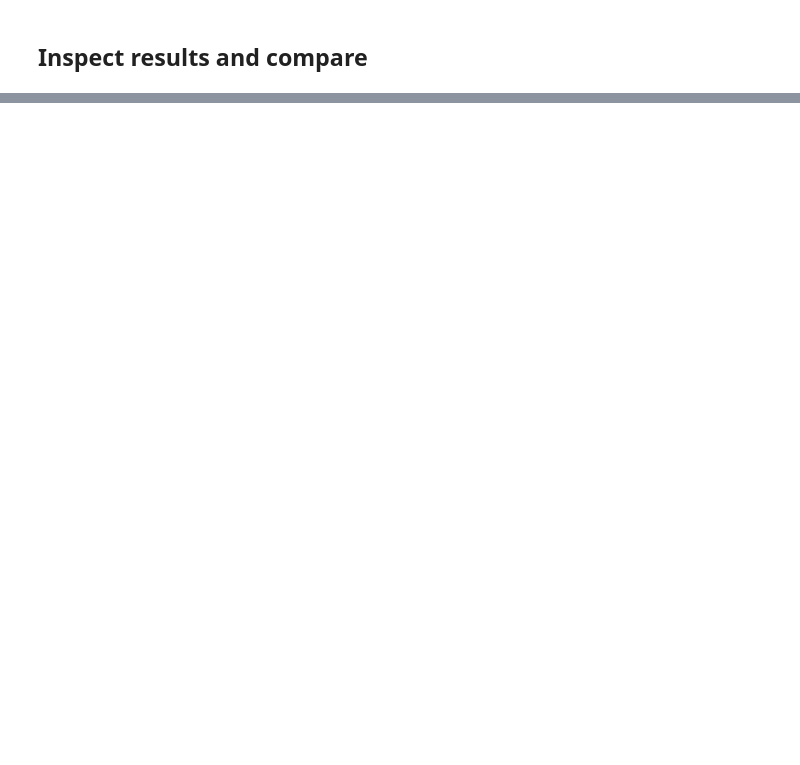
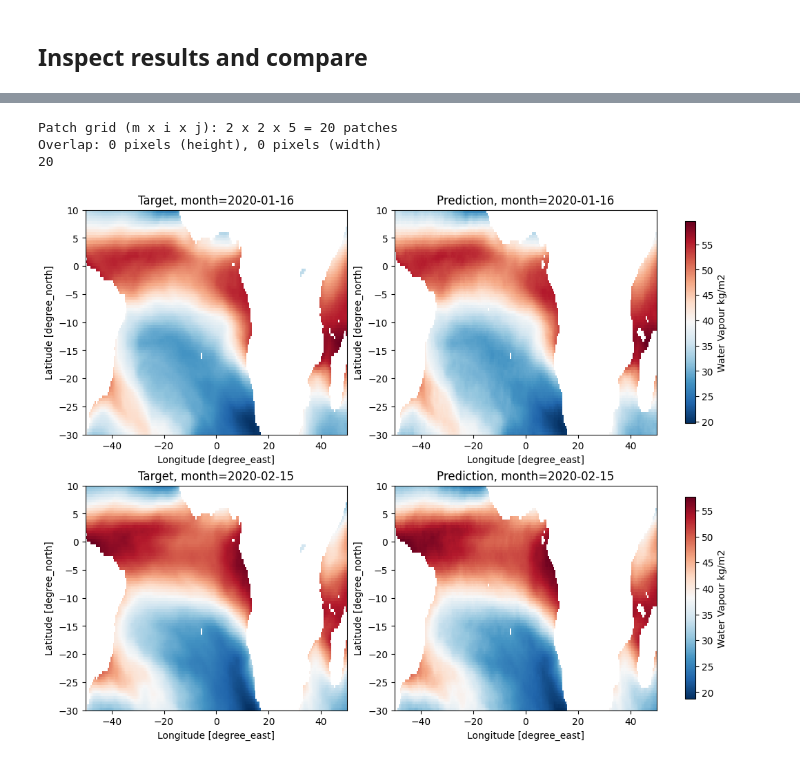
Before and after one commit to ESMValGroup/ClimaNet, a Jupyter notebook: notebooks/example_hourly_watervapor.ipynb, the cells around one changed output, grey strips where cells are left out. Drawn from its saved outputs; the diff is of its cells as text; code cells hidden in the pictures; blank space fills up the shorter version.

Commit message:
update hourly watervapor notebook

```diff
--- a/notebooks/example_hourly_watervapor.ipynb
+++ b/notebooks/example_hourly_watervapor.ipynb
@@ -50,10 +111,10 @@ print(daily_subset[var_name].shape, monthly_subset[var_name].shape)  # (time, la
 # %%
 # calculate residuals as target
-daily_subset_averaged = daily_subset.resample(time="MS").mean(skipna=True)
-daily_subset_averaged["time"] = monthly_subset["time"]
+hourly_subset_averaged = hourly_subset.resample(time="MS").mean(skipna=True)
+hourly_subset_averaged["time"] = monthly_subset["time"]
 
 # Residuals
-monthly_subset_res = monthly_subset - daily_subset_averaged
+monthly_subset_res = monthly_subset - hourly_subset_averaged
 # %% [markdown]
 ## Train the model
 # %%
@@ -98,9 +159,9 @@ print(len(train_dataset), len(validation_dataset), len(test_dataset))
 ### Start training loop
 # %%
 # Device and resources
-compute_threads = 120
-dataloader_num_workers = 4
-device = "cpu"
+compute_threads = 4
+dataloader_num_workers = 2
+device = "cpu" # use cuda if GPU is available
 model = configure_compute_resources(model, device=device, compute_threads=compute_threads, dataloader_num_workers=dataloader_num_workers)
 # %%
 start = time.time()
@@ -128,7 +222,7 @@ num_patches = (10, 10)
 spatial_patch_size = (patch_size[1]*num_patches[0], patch_size[2]*num_patches[1])
 
 dataset = STDataset(
-    input_da=daily_subset[var_name],
+    input_da=hourly_subset[var_name],
     monthly_da=monthly_subset_res[var_name],
     land_mask=lsm_subset["lsm"],
     patch_size=(1, *spatial_patch_size),  # based on the patch_size in model
@@ -137,6 +231,10 @@ dataset = STDataset(
     is_hourly=True,
 )
 print(len(dataset))
+# %% [output]
+Patch grid (m x i x j): 2 x 2 x 5 = 20 patches
+Overlap: 0 pixels (height), 0 pixels (width)
+20
 # %%
 batch_size = 200
 predictions_res = predict_monthly_var(
@@ -144,10 +242,12 @@ predictions_res = predict_monthly_var(
 )
 # %%
 # add to monthly average
-predictions = daily_subset_averaged[var_name] + predictions_res["predictions"]
+predictions = hourly_subset_averaged[var_name] + predictions_res["predictions"]
 # %%
 ocean = ~lsm_subset["lsm"].values
 masked_target = monthly_subset[var_name].where(ocean)
 masked_pred = predictions.where(ocean)
-plot_results(masked_target, masked_pred, label="SST K", title=("Target", "Prediction"))
+plot_results(masked_target, masked_pred, label="Water Vapour kg/m2", title=("Target", "Prediction"))
+# %% [output]
+[figure, added]
 # %%
```
Also changed, not shown: parts of 11 cells of this notebook.
